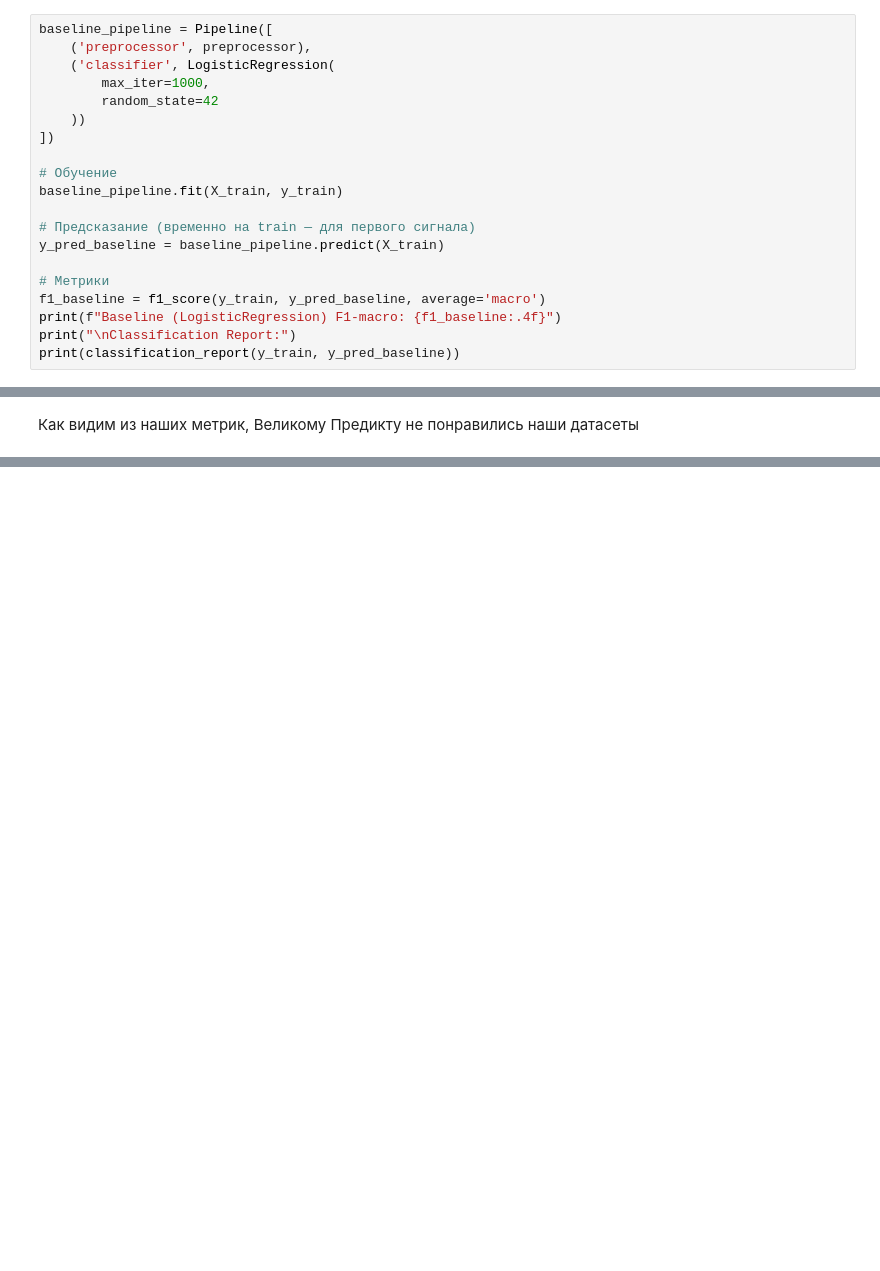
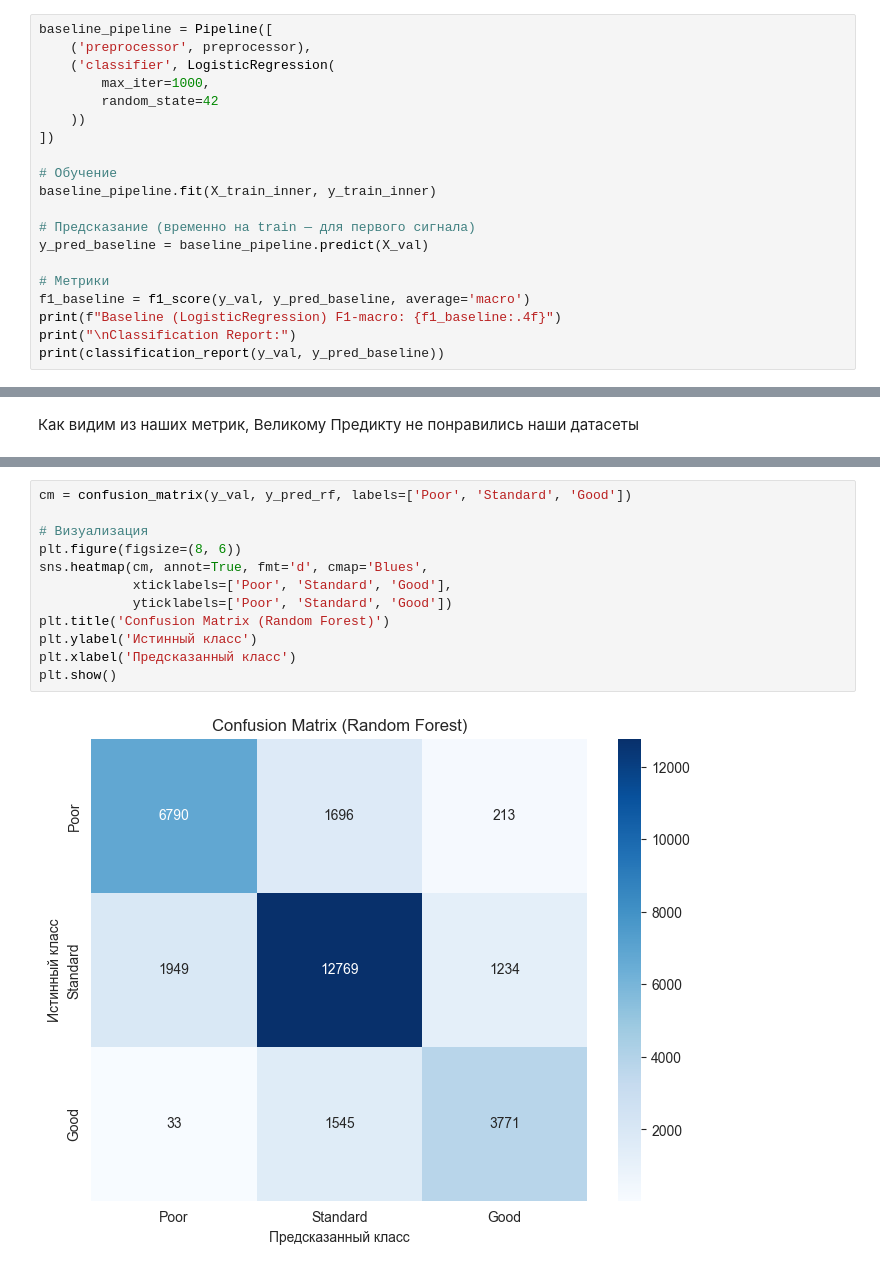
Before and after one commit to Qweeckusha/PROJECT01_credit-score-ml, a Jupyter notebook: classification-model.ipynb, the cells around one changed output, grey strips where cells are left out. Saved outputs shown, nothing was run; the diff lists cells and outputs as text; blank space fills up the shorter version.

```diff
--- a/classification-model.ipynb
+++ b/classification-model.ipynb
@@ -441,16 +391,16 @@ baseline_pipeline = Pipeline([
 ])
 
 # Обучение
-baseline_pipeline.fit(X_train, y_train)
+baseline_pipeline.fit(X_train_inner, y_train_inner)
 
 # Предсказание (временно на train — для первого сигнала)
-y_pred_baseline = baseline_pipeline.predict(X_train)
+y_pred_baseline = baseline_pipeline.predict(X_val)
 
 # Метрики
-f1_baseline = f1_score(y_train, y_pred_baseline, average='macro')
+f1_baseline = f1_score(y_val, y_pred_baseline, average='macro')
 print(f"Baseline (LogisticRegression) F1-macro: {f1_baseline:.4f}")
 print("\nClassification Report:")
-print(classification_report(y_train, y_pred_baseline))
+print(classification_report(y_val, y_pred_baseline))
 # %% [output]
 STOP: TOTAL NO. OF ITERATIONS REACHED LIMIT
 
@@ -476,0 +564,14 @@ weighted avg       0.60      0.60      0.59    100000
+# %%
+cm = confusion_matrix(y_val, y_pred_rf, labels=['Poor', 'Standard', 'Good'])
+
+# Визуализация
+plt.figure(figsize=(8, 6))
+sns.heatmap(cm, annot=True, fmt='d', cmap='Blues',
+            xticklabels=['Poor', 'Standard', 'Good'],
+            yticklabels=['Poor', 'Standard', 'Good'])
+plt.title('Confusion Matrix (Random Forest)')
+plt.ylabel('Истинный класс')
+plt.xlabel('Предсказанный класс')
+plt.show()
+# %% [output]
+[figure, added]
```
Also changed, not shown: parts of 65 cells of this notebook, 1 other file.
